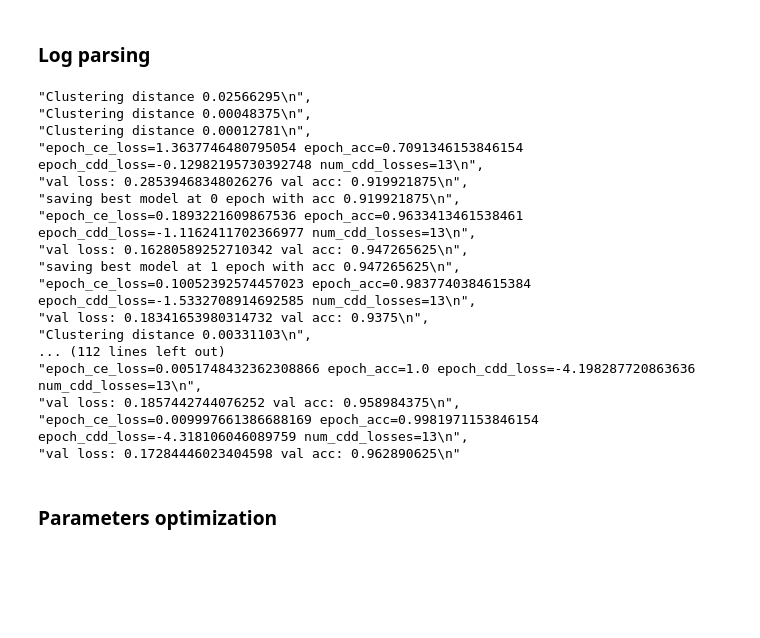
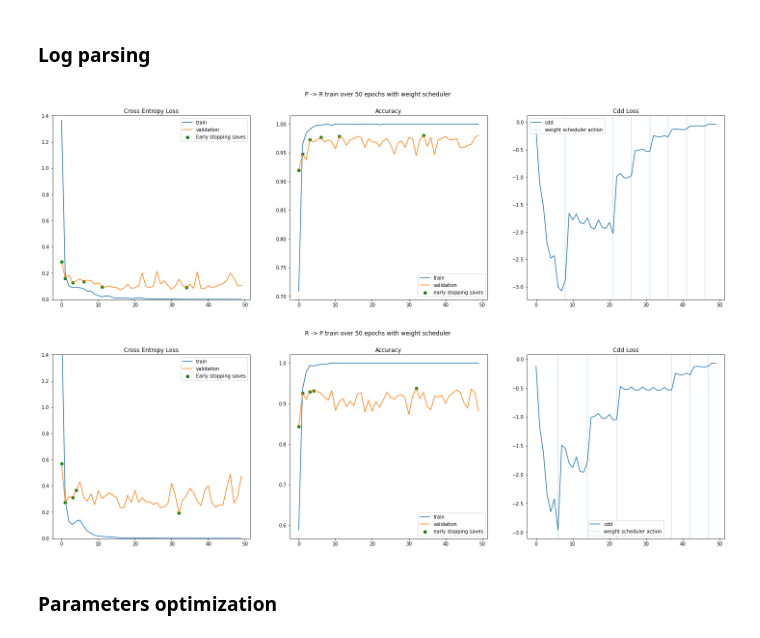
Before and after one commit to fedeizzo/domain-adaptation, a Jupyter notebook: project.ipynb, the cells around one changed output. Cells and saved outputs as stored; diff of their text form; code cells hidden in the pictures; blank space fills up the shorter version.

Commit message:
Add new weight cdd scheduler

```diff
--- a/project.ipynb
+++ b/project.ipynb
@@ -3217,7 +3255,7 @@ plt.savefig("confusion_matrices.png")
 # %% [markdown]
 ### Log parsing
 # %%
-log_path = './data/da/product_to_real.log'
+log_path = './data/da/new/best_pr.log'
 clustering_distances = []
 inner_cluster_dist = []
 cluster_started = False
@@ -3226,6 +3264,8 @@ val_ce_loss = []
 cdd_loss = []
 acc = []
 val_acc = []
+early_stopping_saves = []
+scheduler_hits = []
 with open(log_path, 'r') as f:
     t = ""
     for l in f:
@@ -3245,6 +3285,12 @@ with open(log_path, 'r') as f:
             elif l.startswith("val loss"):
                 val_ce_loss.append(float(l.split(" val ")[0].split(":")[1]))
                 val_acc.append(float(l.split(" val ")[1].split(":")[1]))
+            elif l.startswith("saving best"):
+                sp = l.split(" ")
+                early_stopping_saves.append(int(sp[4]))
+            elif l.startswith("Scheduler"):
+                sp = l.split(" ")
+                scheduler_hits.append(int(sp[12]))
             else:
                 print(l, end="")
         t+= l
@@ -3252,21 +3298,3 @@ with open(log_path, 'r') as f:
     #print(clustering_distances)
     #print(ce_loss, cdd_loss, acc)
     #print(t)
-# %% [output]
-"Clustering distance 0.02566295\n",
-"Clustering distance 0.00048375\n",
-"Clustering distance 0.00012781\n",
-"epoch_ce_loss=1.3637746480795054 epoch_acc=0.7091346153846154 epoch_cdd_loss=-0.12982195730392748 num_cdd_losses=13\n",
-"val loss: 0.28539468348026276 val acc: 0.919921875\n",
-"saving best model at 0 epoch with acc 0.919921875\n",
-"epoch_ce_loss=0.1893221609867536 epoch_acc=0.9633413461538461 epoch_cdd_loss=-1.1162411702366977 num_cdd_losses=13\n",
-"val loss: 0.16280589252710342 val acc: 0.947265625\n",
-"saving best model at 1 epoch with acc 0.947265625\n",
-"epoch_ce_loss=0.10052392574457023 epoch_acc=0.9837740384615384 epoch_cdd_loss=-1.5332708914692585 num_cdd_losses=13\n",
-"val loss: 0.18341653980314732 val acc: 0.9375\n",
-"Clustering distance 0.00331103\n",
-... (112 lines left out)
-"epoch_ce_loss=0.0051748432362308866 epoch_acc=1.0 epoch_cdd_loss=-4.198287720863636 num_cdd_losses=13\n",
-"val loss: 0.1857442744076252 val acc: 0.958984375\n",
-"epoch_ce_loss=0.009997661386688169 epoch_acc=0.9981971153846154 epoch_cdd_loss=-4.318106046089759 num_cdd_losses=13\n",
-"val loss: 0.17284446023404598 val acc: 0.962890625\n"
@@ -3275,18 +3301,27 @@ clustering_distances, [c[-1] for c in clustering_distances]
 # %%
 fig, (loss_ax, acc_ax, cdd_ax) = plt.subplots(1, 3, figsize=(25, 7))
 x = np.arange(len(ce_loss))
 loss_ax.plot(x, ce_loss, label='train')
 loss_ax.plot(x, val_ce_loss, label='validation')
+loss_ax.scatter(early_stopping_saves, [val_ce_loss[i] for i in early_stopping_saves], label='Early stopping saves', c='green')
 loss_ax.set_title("Cross Entropy Loss")
 loss_ax.set_ylim([0, 1.4])
 loss_ax.legend()
 acc_ax.plot(x, acc, label='train')
 acc_ax.plot(x, val_acc, label='validation')
+acc_ax.scatter(early_stopping_saves, [val_acc[i] for i in early_stopping_saves], label='early stopping saves', c='green')
 acc_ax.set_title("Accuracy")
 acc_ax.legend()
 cdd_ax.plot(x, cdd_loss, label='cdd')
+for hit in scheduler_hits:
+    cdd_ax.axvline(x=hit, alpha=0.2, label='weight scheduler action')
+handles, labels = plt.gca().get_legend_handles_labels()
+labels, ids = np.unique(labels, return_index=True)
+handles = [handles[i] for i in ids]
 cdd_ax.set_title("Cdd Loss")
-cdd_ax.legend()
-fig.suptitle(f"P -> R train over 50 epochs")
-plt.savefig("./images/png/product_to_real.png", dpi=300)
+cdd_ax.legend(handles, labels, loc='best')
+fig.suptitle(f"P -> R train over 50 epochs with weight scheduler")
+plt.savefig("./images/png/product_to_real_scheduler.png", dpi=300)
 plt.show()
+# %% [output]
+[figure, added]
@@ -3349,3 +3372,30 @@ plt.show()
+# %%
+fig, (loss_ax, acc_ax, cdd_ax) = plt.subplots(1, 3, figsize=(25, 7))
+x = np.arange(len(ce_loss))
+loss_ax.plot(x, ce_loss, label='train')
+loss_ax.plot(x, val_ce_loss, label='validation')
+loss_ax.scatter(early_stopping_saves, [val_ce_loss[i] for i in early_stopping_saves], label='Early stopping saves', c='green')
+loss_ax.set_title("Cross Entropy Loss")
+loss_ax.set_ylim([0, 1.4])
+loss_ax.legend()
+acc_ax.plot(x, acc, label='train')
+acc_ax.plot(x, val_acc, label='validation')
+acc_ax.scatter(early_stopping_saves, [val_acc[i] for i in early_stopping_saves], label='early stopping saves', c='green')
+acc_ax.set_title("Accuracy")
+acc_ax.legend()
+cdd_ax.plot(x, cdd_loss, label='cdd')
+for hit in scheduler_hits:
+    cdd_ax.axvline(x=hit, alpha=0.2, label='weight scheduler action')
+handles, labels = plt.gca().get_legend_handles_labels()
+labels, ids = np.unique(labels, return_index=True)
+handles = [handles[i] for i in ids]
+cdd_ax.set_title("Cdd Loss")
+cdd_ax.legend(handles, labels, loc='best')
+fig.suptitle(f"R -> P train over 50 epochs with weight scheduler")
+plt.savefig("./images/png/real_to_product_scheduler.png", dpi=300)
+plt.show()
+# %% [output]
+[figure, added]
 # %% [markdown]
 ### Parameters optimization
 # %%
```
Also changed, not shown: parts of 9 cells of this notebook, 2 other files.
